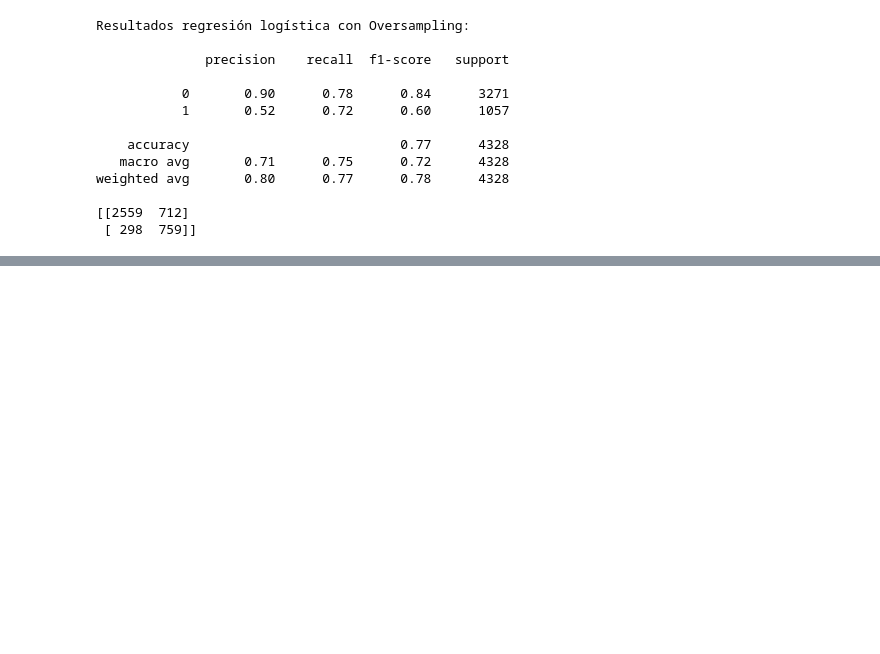
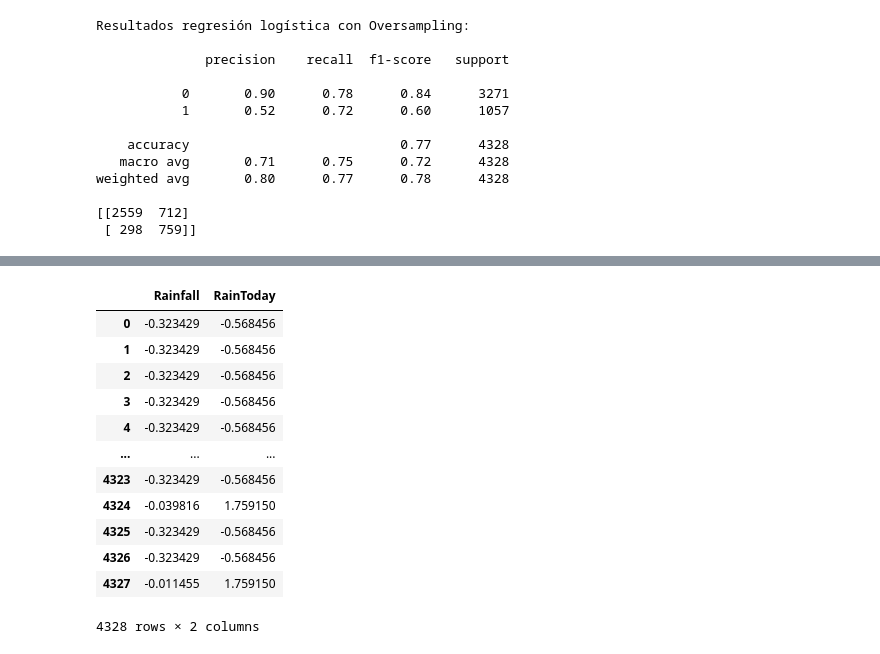
Before and after one commit to franciscoryb1/AA1-TUIA-RodriguezYBarros, a Jupyter notebook: TP-integrador-AA1.ipynb, the cells around one changed output, grey strips where cells are left out. Saved outputs shown, nothing was run; the diff lists cells and outputs as text; code cells hidden in the pictures; blank space fills up the shorter version.

```diff
--- a/TP-integrador-AA1.ipynb
+++ b/TP-integrador-AA1.ipynb
@@ -2138,0 +2212,16 @@ plt.show()
+# %%
+X_test_rl
+# %% [output]
+|  | Rainfall | RainToday |
+| 0 | -0.323429 | -0.568456 |
+| 1 | -0.323429 | -0.568456 |
+| 2 | -0.323429 | -0.568456 |
+| 3 | -0.323429 | -0.568456 |
+| 4 | -0.323429 | -0.568456 |
+| ... | ... | ... |
+| 4323 | -0.323429 | -0.568456 |
+| 4324 | -0.039816 | 1.759150 |
+| 4325 | -0.323429 | -0.568456 |
+| 4326 | -0.323429 | -0.568456 |
+| 4327 | -0.011455 | 1.759150 |
+4328 rows × 2 columns
```
Also changed, not shown: parts of 20 cells of this notebook, 2 other files.
